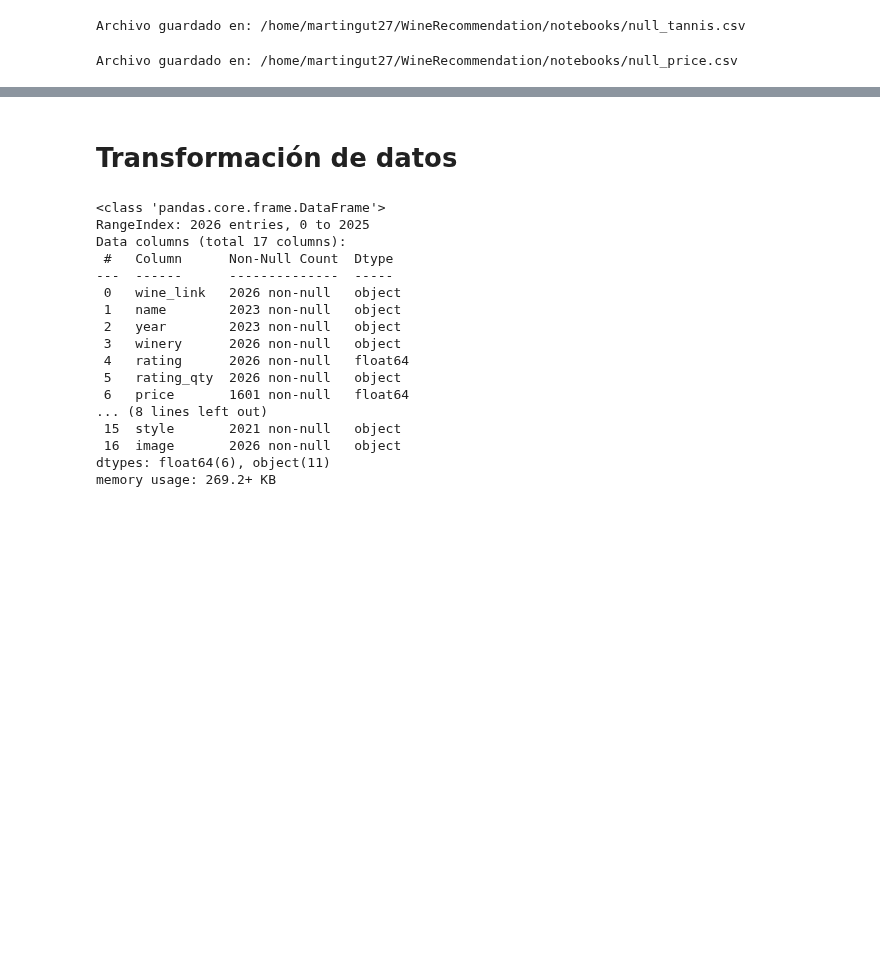
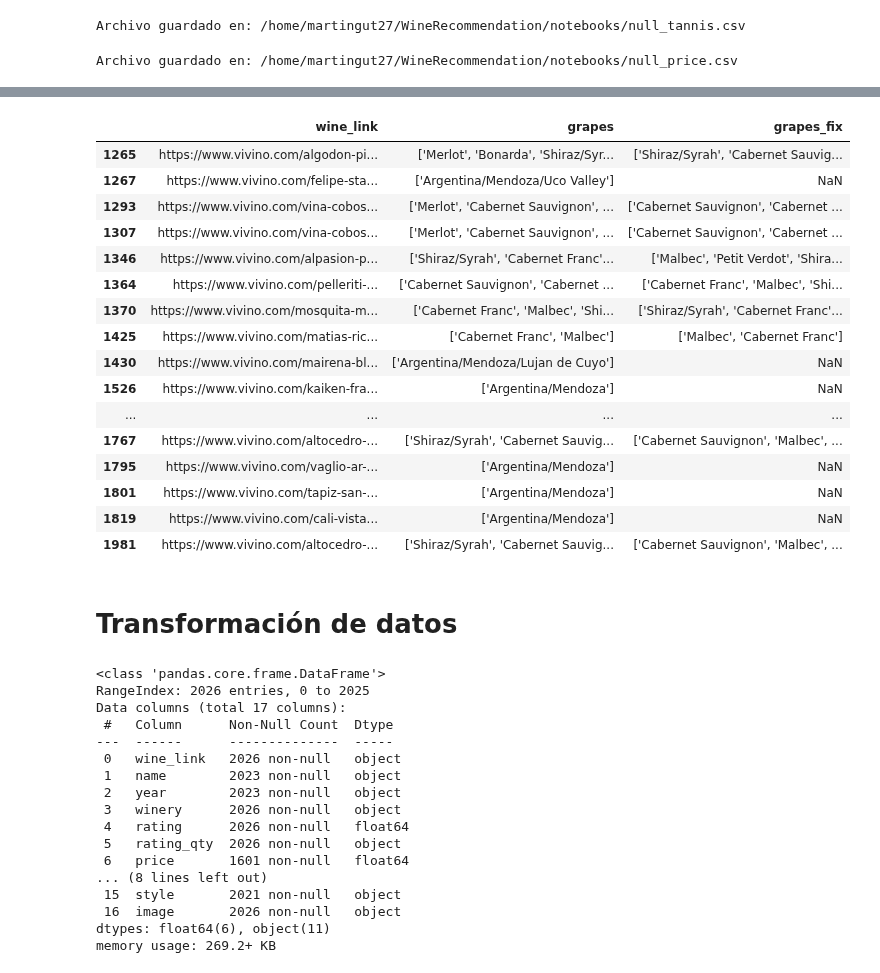
Before and after one commit to Tino27Gut/WineRecommendation, a Jupyter notebook: notebooks/eda_etl_draft copy.ipynb, the cells around one changed output, grey strips where cells are left out. Cells and saved outputs as stored; diff of their text form; code cells hidden in the pictures; blank space fills up the shorter version.

```diff
--- a/notebooks/eda_etl_draft.ipynb
+++ b/notebooks/eda_etl_draft copy.ipynb
@@ -88,3 +167,32 @@ fixed_df[fixed_df["price"].isna() & (fixed_df["acidity"] != fixed_df["acidity_fi
+# %%
+# Fixed Price Quality Check (Grapes)
+# Existen algunos que tienen las grapes mal scrapeadas
+fixed_df = wines_df.join(pricefix_df.set_index("wine_link"), on="wine_link", rsuffix="_fix")
+
+col1 = "grapes"
+col2 = col1 + "_fix"
+
+fix_df = fixed_df[fixed_df["price"].isna() & (fixed_df[col1] != fixed_df[col2])][["wine_link", col1, col2]]
+
+fix_df
+# %% [output]
+|  | wine_link | grapes | grapes_fix |
+| 1265 | https://www.vivino.com/algodon-pi... | ['Merlot', 'Bonarda', 'Shiraz/Syr... | ['Shiraz/Syrah', 'Cabernet Sauvig... |
+| 1267 | https://www.vivino.com/felipe-sta... | ['Argentina/Mendoza/Uco Valley'] | NaN |
+| 1293 | https://www.vivino.com/vina-cobos... | ['Merlot', 'Cabernet Sauvignon', ... | ['Cabernet Sauvignon', 'Cabernet ... |
+| 1307 | https://www.vivino.com/vina-cobos... | ['Merlot', 'Cabernet Sauvignon', ... | ['Cabernet Sauvignon', 'Cabernet ... |
+| 1346 | https://www.vivino.com/alpasion-p... | ['Shiraz/Syrah', 'Cabernet Franc'... | ['Malbec', 'Petit Verdot', 'Shira... |
+| 1364 | https://www.vivino.com/pelleriti-... | ['Cabernet Sauvignon', 'Cabernet ... | ['Cabernet Franc', 'Malbec', 'Shi... |
+| 1370 | https://www.vivino.com/mosquita-m... | ['Cabernet Franc', 'Malbec', 'Shi... | ['Shiraz/Syrah', 'Cabernet Franc'... |
+| 1425 | https://www.vivino.com/matias-ric... | ['Cabernet Franc', 'Malbec'] | ['Malbec', 'Cabernet Franc'] |
+| 1430 | https://www.vivino.com/mairena-bl... | ['Argentina/Mendoza/Lujan de Cuyo'] | NaN |
+| 1526 | https://www.vivino.com/kaiken-fra... | ['Argentina/Mendoza'] | NaN |
+| ... | ... | ... | ... |
+| 1767 | https://www.vivino.com/altocedro-... | ['Shiraz/Syrah', 'Cabernet Sauvig... | ['Cabernet Sauvignon', 'Malbec', ... |
+| 1795 | https://www.vivino.com/vaglio-ar-... | ['Argentina/Mendoza'] | NaN |
+| 1801 | https://www.vivino.com/tapiz-san-... | ['Argentina/Mendoza'] | NaN |
+| 1819 | https://www.vivino.com/cali-vista... | ['Argentina/Mendoza'] | NaN |
+| 1981 | https://www.vivino.com/altocedro-... | ['Shiraz/Syrah', 'Cabernet Sauvig... | ['Cabernet Sauvignon', 'Malbec', ... |
 # %% [markdown]
 # Transformación de datos
 # %%
```
Also changed, not shown: parts of 6 cells of this notebook, 11 other files.
